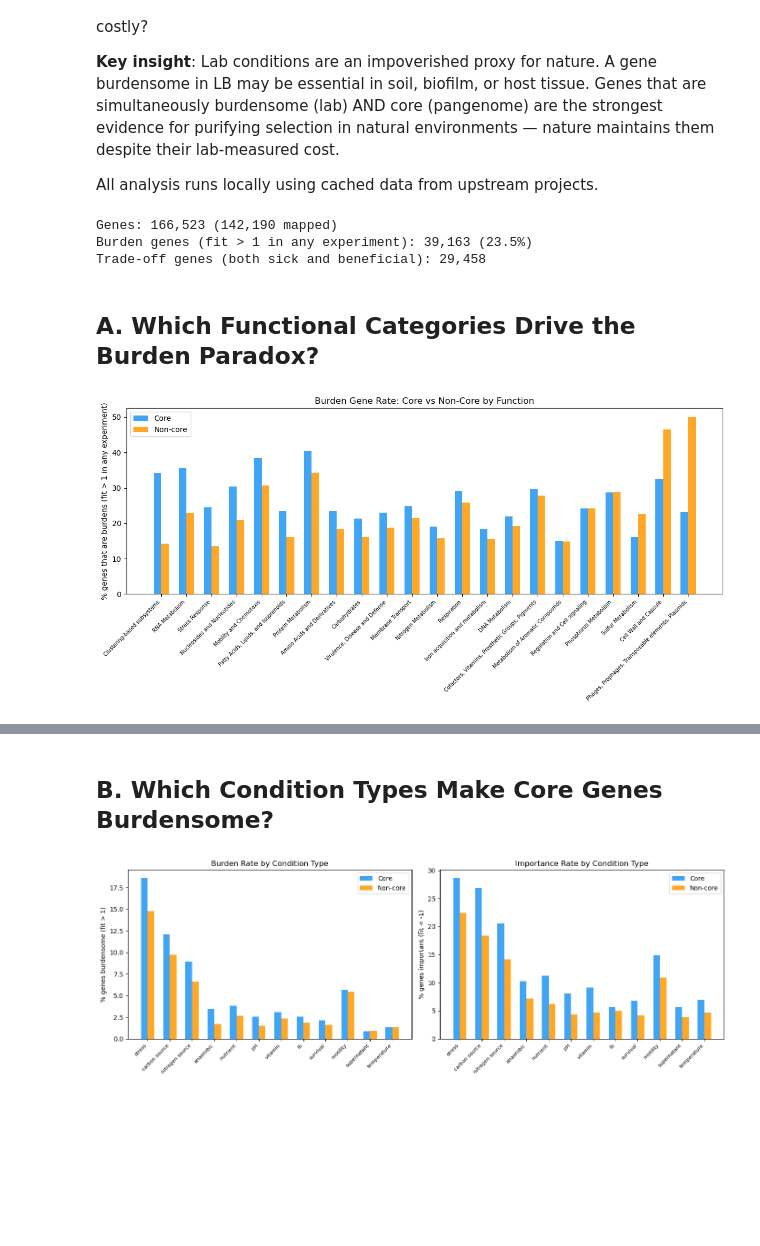
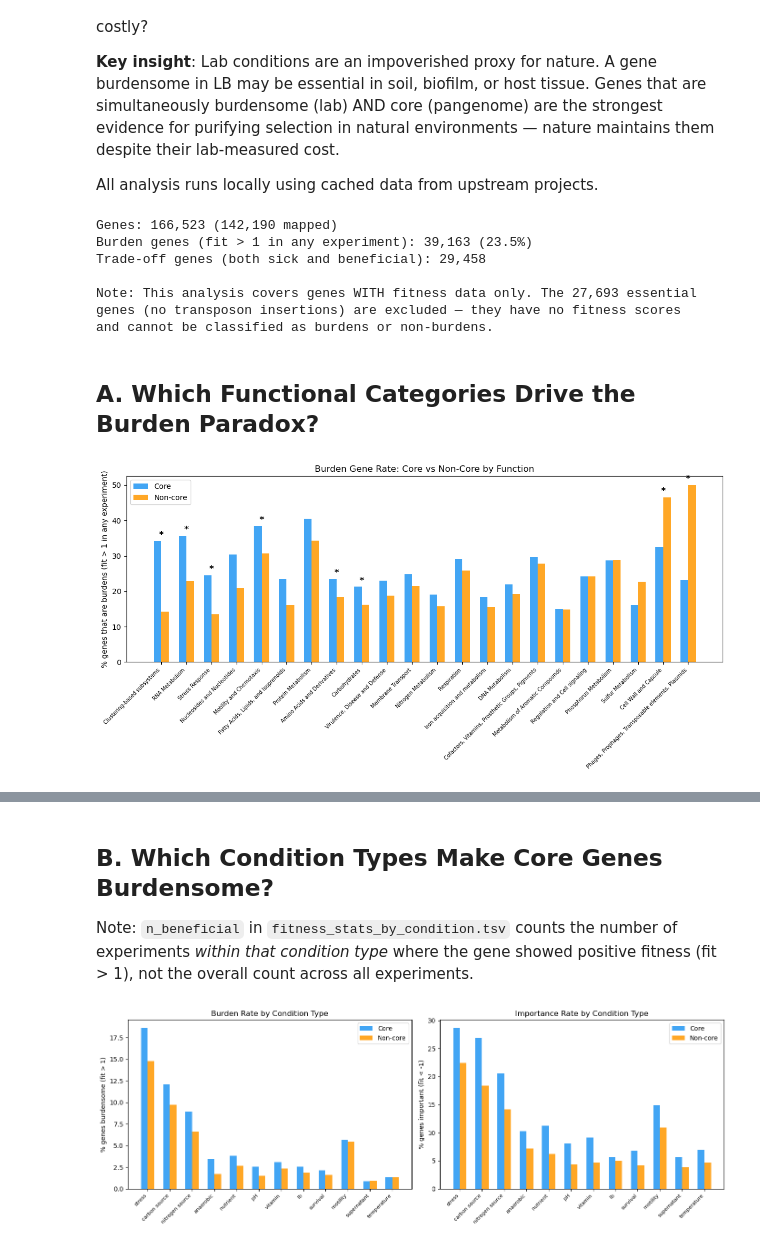
Before and after one commit to kbaseincubator/BERIL-research-observatory, a Jupyter notebook: projects/core_gene_tradeoffs/notebooks/01_burden_anatomy.ipynb, the cells around one changed output, grey strips where cells are left out. Cells and saved outputs as stored; diff of their text form; code cells hidden in the pictures; blank space fills up the shorter version.

```diff
--- a/projects/core_gene_tradeoffs/notebooks/01_burden_anatomy.ipynb
+++ b/projects/core_gene_tradeoffs/notebooks/01_burden_anatomy.ipynb
@@ -15,6 +15,7 @@ import pandas as pd
 import numpy as np
 import matplotlib.pyplot as plt
 from scipy import stats
+from statsmodels.stats.multitest import multipletests
 from pathlib import Path
 
 FE_DIR = Path('../../fitness_effects_conservation/data')
@@ -52,50 +53,85 @@ mapped = m[m['is_mapped']]
 print(f'Genes: {len(m):,} ({len(mapped):,} mapped)')
 print(f'Burden genes (fit > 1 in any experiment): {m["is_burden"].sum():,} ({m["is_burden"].mean()*100:.1f}%)')
 print(f'Trade-off genes (both sick and beneficial): {m["is_tradeoff"].sum():,}')
+print(f'\nNote: This analysis covers genes WITH fitness data only. The 27,693 essential')
+print(f'genes (no transposon insertions) are excluded — they have no fitness scores')
+print(f'and cannot be classified as burdens or non-burdens.')
 # %% [output]
 Genes: 166,523 (142,190 mapped)
 Burden genes (fit > 1 in any experiment): 39,163 (23.5%)
 Trade-off genes (both sick and beneficial): 29,458
+
+Note: This analysis covers genes WITH fitness data only. The 27,693 essential
+genes (no transposon insertions) are excluded — they have no fitness scores
+and cannot be classified as burdens or non-burdens.
 # %% [markdown]
 ## A. Which Functional Categories Drive the Burden Paradox?
 # %%
 annotated = mapped[mapped['toplevel'].notna()]
 
 burden_by_cat = annotated.groupby(['toplevel', 'is_core']).apply(
     lambda x: pd.Series({
         'burden_rate': (x['is_burden']).mean() * 100,
-        'n': len(x)
+        'n': len(x),
+        'n_burden': x['is_burden'].sum()
     })
 ).reset_index()
 
-core_burden = burden_by_cat[burden_by_cat['is_core'] == True].set_index('toplevel')['burden_rate']
-noncore_burden = burden_by_cat[burden_by_cat['is_core'] == False].set_index('toplevel')['burden_rate']
-diff = (core_burden - noncore_burden).sort_values(ascending=False)
+core_burden = burden_by_cat[burden_by_cat['is_core'] == True].set_index('toplevel')
+noncore_burden = burden_by_cat[burden_by_cat['is_core'] == False].set_index('toplevel')
 
-# Only categories with enough genes
+# Only categories with enough genes in both groups
 min_genes = burden_by_cat.groupby('toplevel')['n'].min()
 good_cats = min_genes[min_genes >= 50].index
-diff = diff[diff.index.isin(good_cats)]
+
+# Fisher's exact test per category + BH-FDR correction
+test_results = []
+for cat in good_cats:
+    if cat not in core_burden.index or cat not in noncore_burden.index:
+        continue
+    c = core_burden.loc[cat]
+    nc = noncore_burden.loc[cat]
+    table = [[int(c['n_burden']), int(c['n'] - c['n_burden'])],
+             [int(nc['n_burden']), int(nc['n'] - nc['n_burden'])]]
+    odds_r, pval = stats.fisher_exact(table)
+    test_results.append({
+        'toplevel': cat,
+        'core_burden_pct': c['burden_rate'],
+        'noncore_burden_pct': nc['burden_rate'],
+        'diff_pp': c['burden_rate'] - nc['burden_rate'],
+        'odds_ratio': odds_r,
+        'p_value': pval,
+    })
+
+test_df = pd.DataFrame(test_results).sort_values('diff_pp', ascending=False)
+reject, padj, _, _ = multipletests(test_df['p_value'], method='fdr_bh')
+test_df['p_adj'] = padj
+test_df['significant'] = reject
 
 fig, ax = plt.subplots(figsize=(12, 6))
-x = range(len(diff))
-ax.bar([i-0.15 for i in x], core_burden.reindex(diff.index), 0.3,
+x = range(len(test_df))
+ax.bar([i-0.15 for i in x], test_df['core_burden_pct'], 0.3,
        label='Core', color='#2196F3', alpha=0.85)
-ax.bar([i+0.15 for i in x], noncore_burden.reindex(diff.index), 0.3,
+ax.bar([i+0.15 for i in x], test_df['noncore_burden_pct'], 0.3,
        label='Non-core', color='#FF9800', alpha=0.85)
 ax.set_xticks(x)
-ax.set_xticklabels(diff.index, rotation=45, ha='right', fontsize=7)
+ax.set_xticklabels(test_df['toplevel'], rotation=45, ha='right', fontsize=7)
 ax.set_ylabel('% genes that are burdens (fit > 1 in any experiment)')
 ax.set_title('Burden Gene Rate: Core vs Non-Core by Function')
 ax.legend()
+
+# Mark significant categories
+for i, row in enumerate(test_df.itertuples()):
+    if row.significant:
+        ax.text(i, max(row.core_burden_pct, row.noncore_burden_pct) + 1, '*',
+                ha='center', fontsize=12, fontweight='bold')
 
 plt.tight_layout()
 plt.savefig(FIGURES_DIR / 'burden_by_function.png', dpi=150, bbox_inches='tight')
 plt.show()
 
-print('=== BURDEN RATE DIFFERENCE (core - non-core, pp) ===')
-print(diff.round(1).to_string())
-print(f'\nCategories where core MORE burdensome: {(diff > 0).sum()}')
-print(f'Categories where core LESS burdensome: {(diff < 0).sum()}')
+print('=== BURDEN RATE BY FUNCTION (Fisher exact + BH-FDR) ===')
+print(test_df[['toplevel','core_burden_pct','noncore_burden_pct','diff_pp','odds_ratio','p_adj','significant']].round(2).to_string(index=False))
+print(f'\nSignificant (BH-FDR q<0.05): {test_df["significant"].sum()}/{len(test_df)}')
 # %% [output]
-[figure, old version]
+[figure, new version]
@@ -119,5 +155,9 @@ Categories where core LESS burdensome: 5
 # %% [markdown]
 ## B. Which Condition Types Make Core Genes Burdensome?
+
+Note: `n_beneficial` in `fitness_stats_by_condition.tsv` counts the number of experiments
+*within that condition type* where the gene showed positive fitness (fit > 1), not the
+overall count across all experiments.
 # %%
 # Add conservation to condition-level data
 bc = by_cond.merge(link[['orgId','locusId','is_core','gene_cluster_id']],
```
Also changed, not shown: parts of 2 cells of this notebook, 2 other files.
